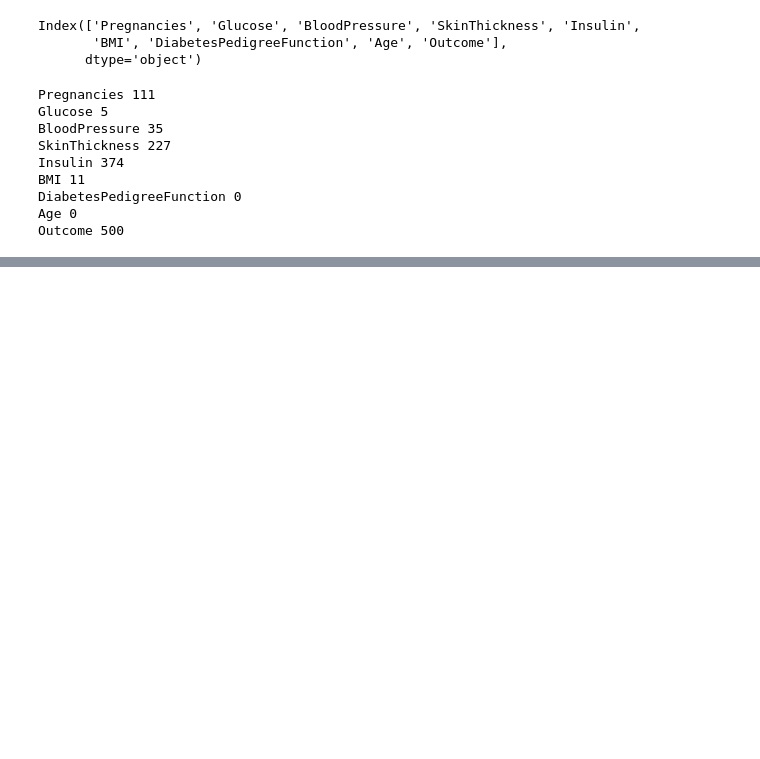
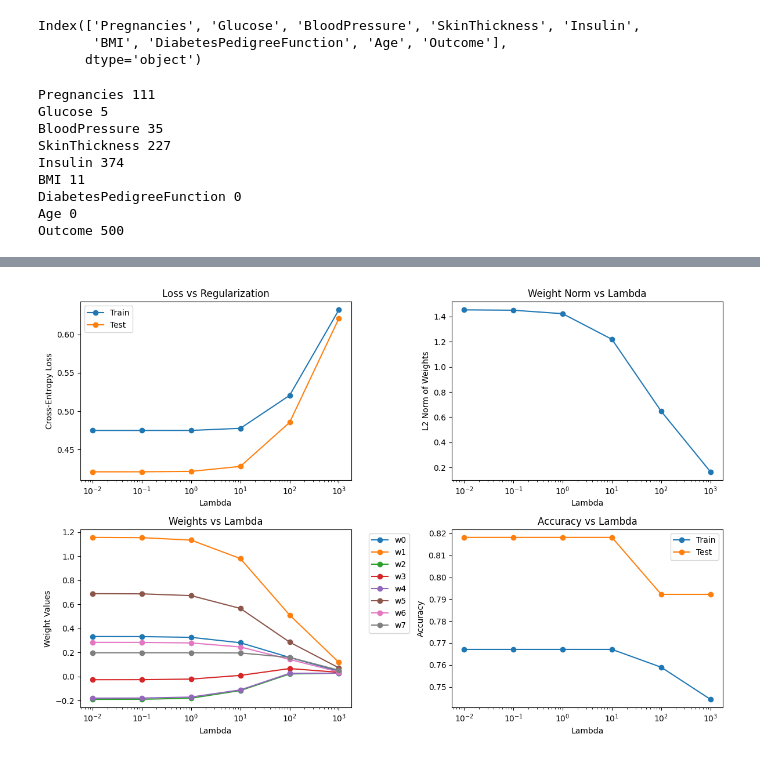
Before and after one commit to Priyanshu27083/dataset_regression, a Jupyter notebook: pima_diabetes_assignment.ipynb, the cells around one changed output, grey strips where cells are left out. Cells and saved outputs as stored; diff of their text form; code cells hidden in the pictures; blank space fills up the shorter version.

```diff
--- a/pima_diabetes_assignment.ipynb
+++ b/pima_diabetes_assignment.ipynb
@@ -48,0 +147,74 @@ Age 0
+# %%
+# Try different lambdas (regularization strengths)
+lambdas = [0.01, 0.1, 1, 10, 100, 1000]
+
+train_losses, test_losses = [], []
+train_accs, test_accs = [], []
+weights = []
+
+for lam in lambdas:
+    model = LogisticRegression(
+        penalty="l2",
+        C=1/lam,
+        solver="liblinear",
+        max_iter=1000
+    )
+    model.fit(X_train_scaled, y_train)
+
+    y_train_prob = model.predict_proba(X_train_scaled)
+    y_test_prob = model.predict_proba(X_test_scaled)
+
+    y_train_pred = model.predict(X_train_scaled)
+    y_test_pred = model.predict(X_test_scaled)
+
+    train_losses.append(log_loss(y_train, y_train_prob))
+    test_losses.append(log_loss(y_test, y_test_prob))
+    train_accs.append(accuracy_score(y_train, y_train_pred))
+    test_accs.append(accuracy_score(y_test, y_test_pred))
+    weights.append(model.coef_[0])
+
+# === Plotting ===
+plt.figure(figsize=(12,8))
+
+# Loss
+plt.subplot(2,2,1)
+plt.plot(lambdas, train_losses, marker="o", label="Train")
+plt.plot(lambdas, test_losses, marker="o", label="Test")
+plt.xscale("log")
+plt.xlabel("Lambda")
+plt.ylabel("Cross-Entropy Loss")
+plt.title("Loss vs Regularization")
+plt.legend()
+
+# Weight norm
+plt.subplot(2,2,2)
+plt.plot(lambdas, [np.linalg.norm(w) for w in weights], marker="o")
+plt.xscale("log")
+plt.xlabel("Lambda")
+plt.ylabel("L2 Norm of Weights")
+plt.title("Weight Norm vs Lambda")
+
+# Individual weights
+plt.subplot(2,2,3)
+for i in range(X_train_scaled.shape[1]):
+    plt.plot(lambdas, [w[i] for w in weights], marker="o", label=f"w{i}")
+plt.xscale("log")
+plt.xlabel("Lambda")
+plt.ylabel("Weight Values")
+plt.title("Weights vs Lambda")
+plt.legend(bbox_to_anchor=(1.05, 1), loc="upper left")
+
+# Accuracy
+plt.subplot(2,2,4)
+plt.plot(lambdas, train_accs, marker="o", label="Train")
+plt.plot(lambdas, test_accs, marker="o", label="Test")
+plt.xscale("log")
+plt.xlabel("Lambda")
+plt.ylabel("Accuracy")
+plt.title("Accuracy vs Lambda")
+plt.legend()
+
+plt.tight_layout()
+plt.show()
+# %% [output]
+[figure, added]
```
Also changed, not shown: parts of 3 cells of this notebook.
